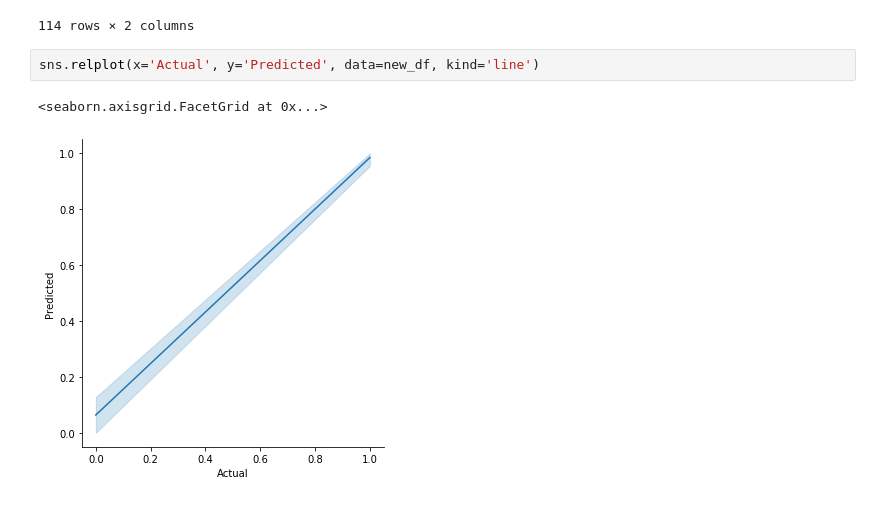
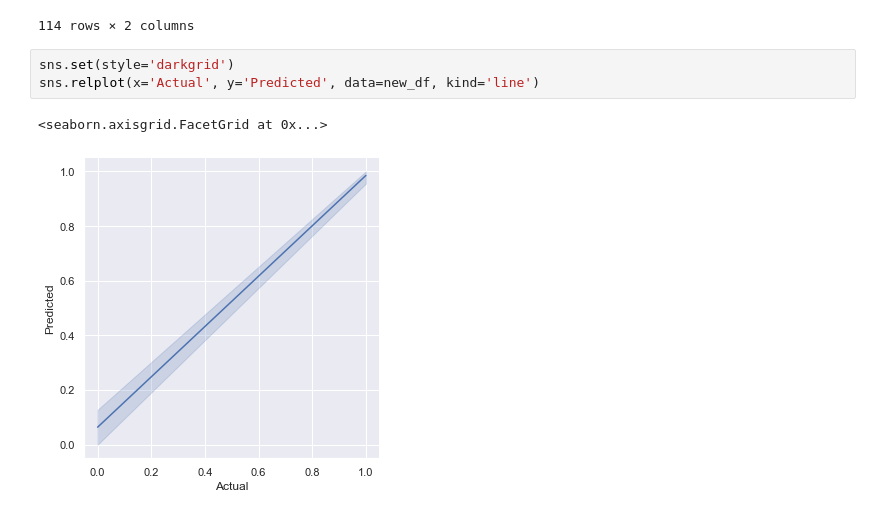
Before and after one commit to rooneyrulz/predict_breast_cancer, a Jupyter notebook: predicting breast cancer.ipynb, the cells around one changed output. Drawn from its saved outputs; the diff is of its cells as text.

Commit message:
actual vs predicted visualization

```diff
--- a/predicting breast cancer.ipynb
+++ b/predicting breast cancer.ipynb
@@ -86,7 +89,8 @@ new_df
 | 113 | 1 | 1 |
 114 rows × 2 columns
 # %%
+sns.set(style='darkgrid')
 sns.relplot(x='Actual', y='Predicted', data=new_df, kind='line')
 # %% [output]
 <seaborn.axisgrid.FacetGrid at 0x...>
-[figure, old version]
+[figure, new version]
```
Also changed, not shown: parts of 1 cell of this notebook.
